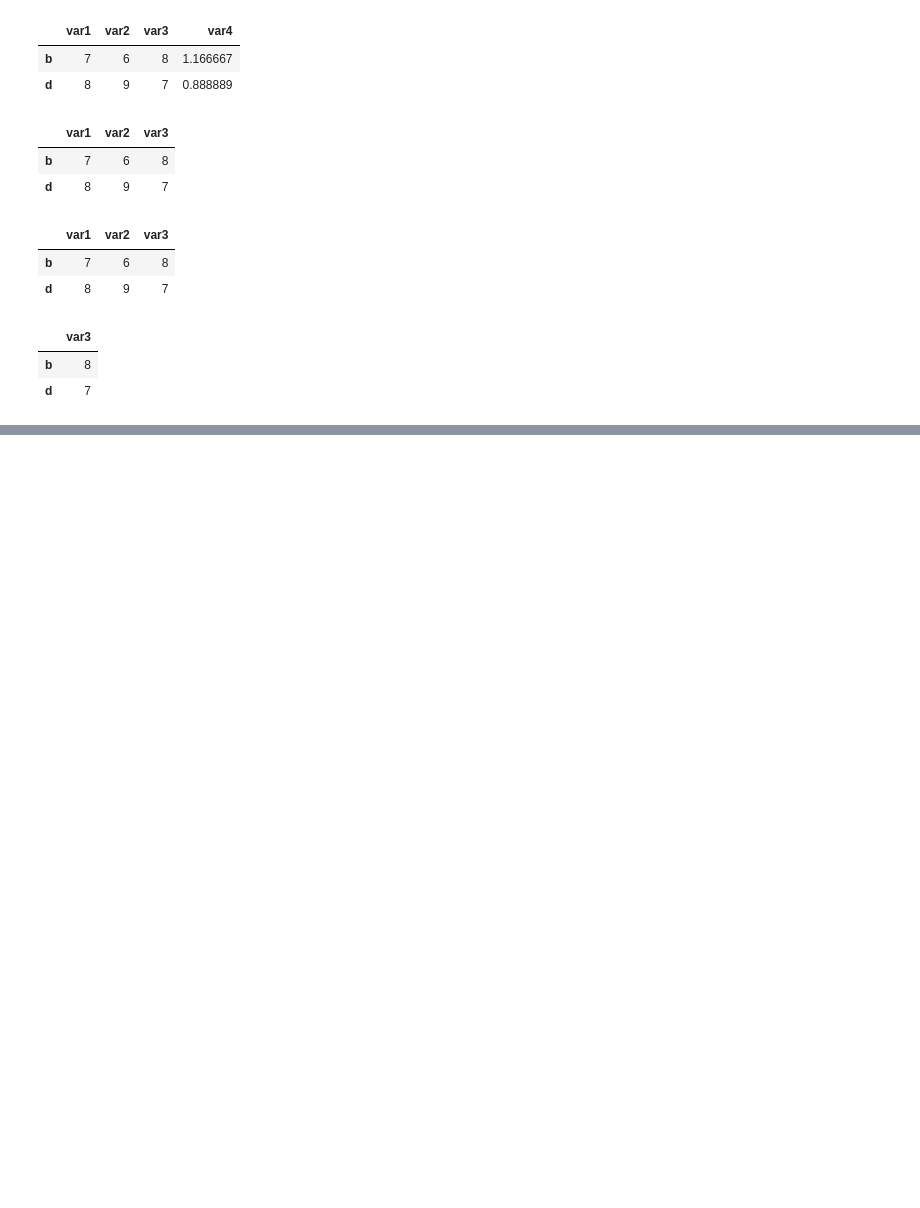
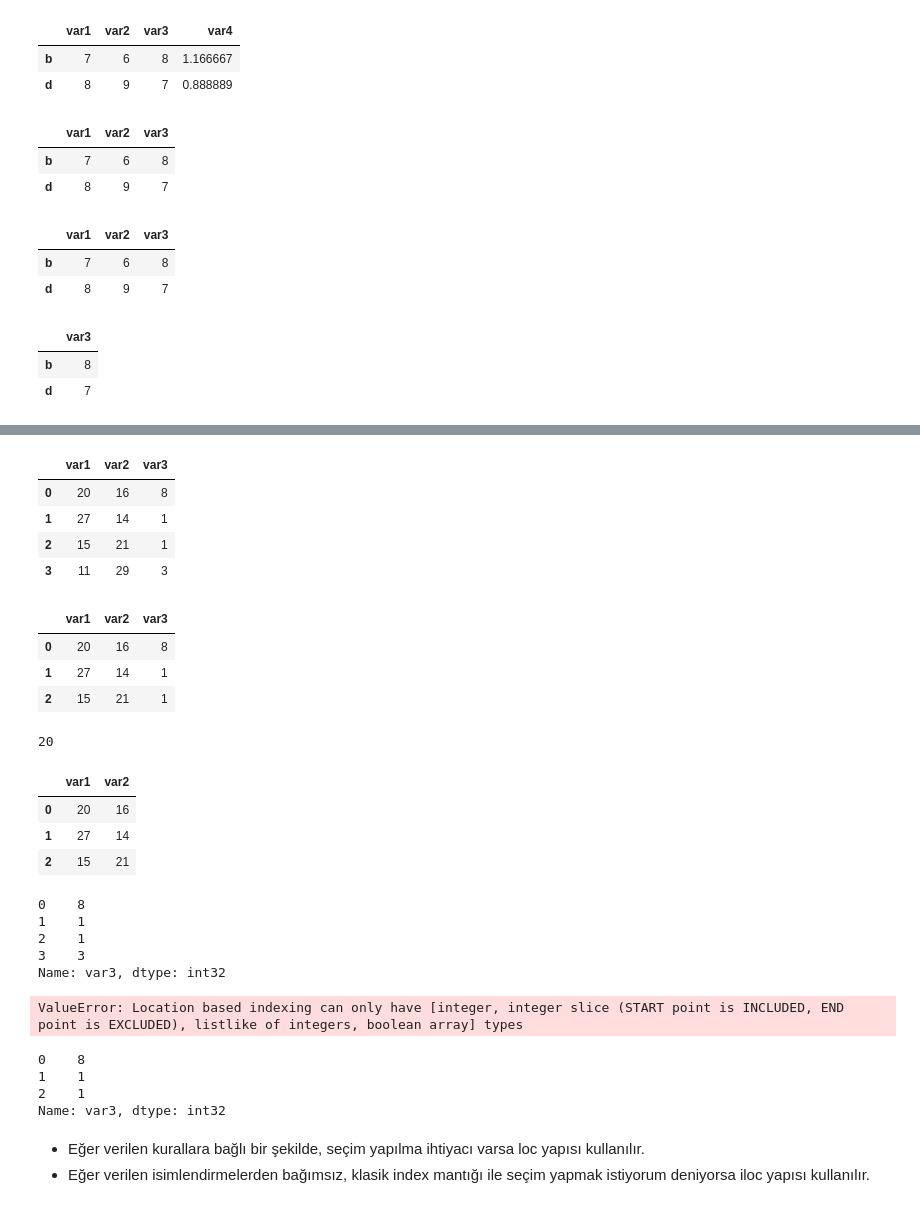
Before and after one commit to tahaasann/Data-Science-Course, a Jupyter notebook: veri_manipulasyonu.ipynb, the cells around one changed output, grey strips where cells are left out. Cells and saved outputs as stored; diff of their text form; code cells hidden in the pictures; blank space fills up the shorter version.

```diff
--- a/veri_manipulasyonu.ipynb
+++ b/veri_manipulasyonu.ipynb
@@ -1367,0 +1390,8 @@ df.drop(l, axis = 1)
+# %%
+df.loc[0:3] # 3 dahil
+# %% [output]
+|  | var1 | var2 | var3 |
+| 0 | 20 | 16 | 8 |
+| 1 | 27 | 14 | 1 |
+| 2 | 15 | 21 | 1 |
+| 3 | 11 | 29 | 3 |
@@ -1367,0 +1400,44 @@ df.drop(l, axis = 1)
+# %%
+df.iloc[0:3] # 3 dahil değil
+# %% [output]
+|  | var1 | var2 | var3 |
+| 0 | 20 | 16 | 8 |
+| 1 | 27 | 14 | 1 |
+| 2 | 15 | 21 | 1 |
+# %%
+df.iloc[0,0]
+# %% [output]
+20
+# %%
+df.iloc[:3,:2]
+# %% [output]
+|  | var1 | var2 |
+| 0 | 20 | 16 |
+| 1 | 27 | 14 |
+| 2 | 15 | 21 |
+# %%
+df.loc[0:3, "var3"]
+# %% [output]
+0    8
+1    1
+2    1
+3    3
+Name: var3, dtype: int32
+# %%
+df.iloc[0:3, "var3"] # ValueError: Değişken yada gözlem birimleri(satırlar) ile ilgili mutlak
+                     # bir değer işaretlemesi yapacaksak "loc" u kullanmamız gerekiyor. Kısacası değişken
+                     # isimleri veya gözlem birilerine (index isimlerine) göre işlem yapmak istersek loc'u
+                     # tercih etmeliyiz.
+# %% [output]
+ValueError: Location based indexing can only have [integer, integer slice (START point is INCLUDED, END point is EXCLUDED), listlike of integers, boolean array] types
+# %%
+df.iloc[0:3]["var3"]
+# %% [output]
+0    8
+1    1
+2    1
+Name: var3, dtype: int32
+# %% [markdown]
+- Eğer verilen kurallara bağlı bir şekilde, seçim yapılma ihtiyacı varsa loc yapısı kullanılır.
+- Eğer verilen isimlendirmelerden bağımsız, klasik index mantığı ile seçim yapmak istiyorum deniyorsa
+iloc yapısı kullanılır.
```
Also changed, not shown: parts of 4 cells of this notebook.
